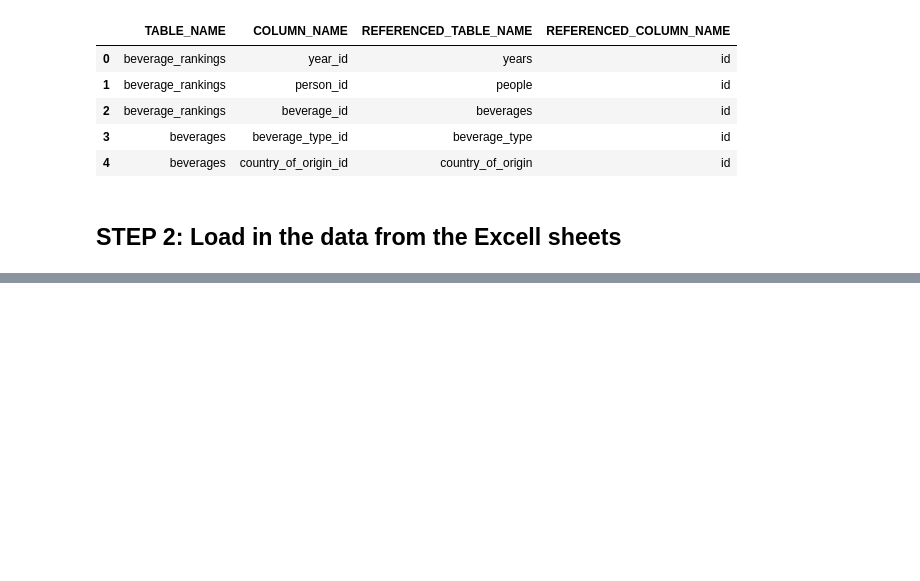
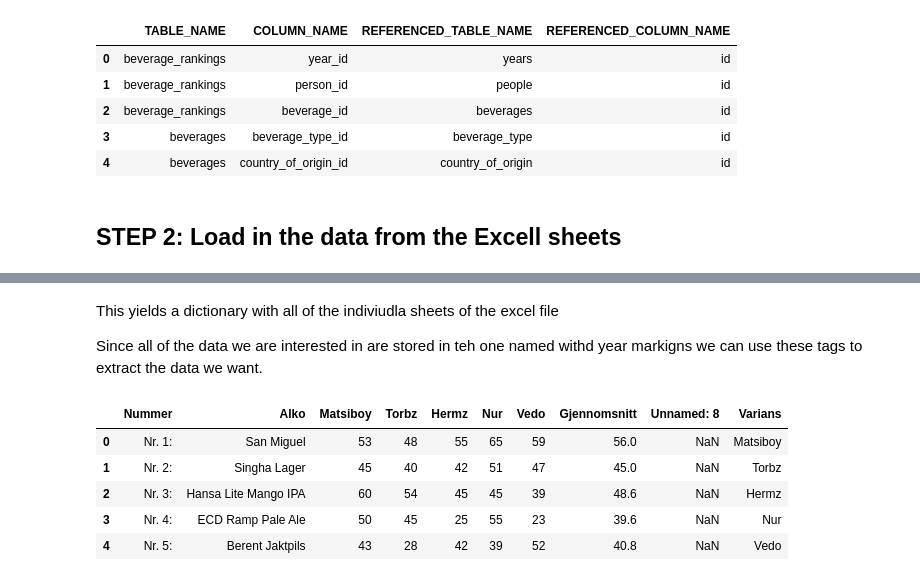
Before and after one commit to torbhaug/culinary_preferences, a Jupyter notebook: Notebooks/TheBigTest_DataProcessing.ipynb, the cells around one changed output, grey strips where cells are left out. Saved outputs shown, nothing was run; the diff lists cells and outputs as text; code cells hidden in the pictures; blank space fills up the shorter version.

Commit message:
Importing the data from excel and preparing for SQL entry

```diff
--- a/Notebooks/TheBigTest_DataProcessing.ipynb
+++ b/Notebooks/TheBigTest_DataProcessing.ipynb
@@ -134,6 +134,6 @@ raw_folder = Path(os.getenv("RAW_DATA_DIR")) # Setting the raw folder
 excel_file = raw_folder / "DEN STORE TESTEN.xlsx" # Name of the raw data file
 # %%
 # Loading in the data
-data = pd.read_excel(excel_file)
-data.tail()
+data = pd.read_excel(excel_file, sheet_name=None)
+data["2020"].head()
 # %% [output]
@@ -145,0 +157,19 @@ data.tail()
+# %% [markdown]
+This yields a dictionary with all of the indiviudla sheets of the excel file
+
+Since all of the data we are interested in are stored in teh one named withd year markigns we can use these tags to extract
+the data we want.
+# %%
+data = {
+    sheet_name: df
+    for sheet_name, df in data.items()
+    if sheet_name.isdigit() and len(sheet_name) == 4
+}
+data["2021"].head()
+# %% [output]
+|  | Nummer | Alko | Matsiboy | Torbz | Hermz | Nur | Vedo | Gjennomsnitt | Unnamed: 8 | Varians |
+| 0 | Nr. 1: | San Miguel | 53 | 48 | 55 | 65 | 59 | 56.0 | NaN | Matsiboy |
+| 1 | Nr. 2: | Singha Lager | 45 | 40 | 42 | 51 | 47 | 45.0 | NaN | Torbz |
+| 2 | Nr. 3: | Hansa Lite Mango IPA | 60 | 54 | 45 | 45 | 39 | 48.6 | NaN | Hermz |
+| 3 | Nr. 4: | ECD Ramp Pale Ale | 50 | 45 | 25 | 55 | 23 | 39.6 | NaN | Nur |
+| 4 | Nr. 5: | Berent Jaktpils | 43 | 28 | 42 | 39 | 52 | 40.8 | NaN | Vedo |
```
Also changed, not shown: parts of 2 cells of this notebook.
